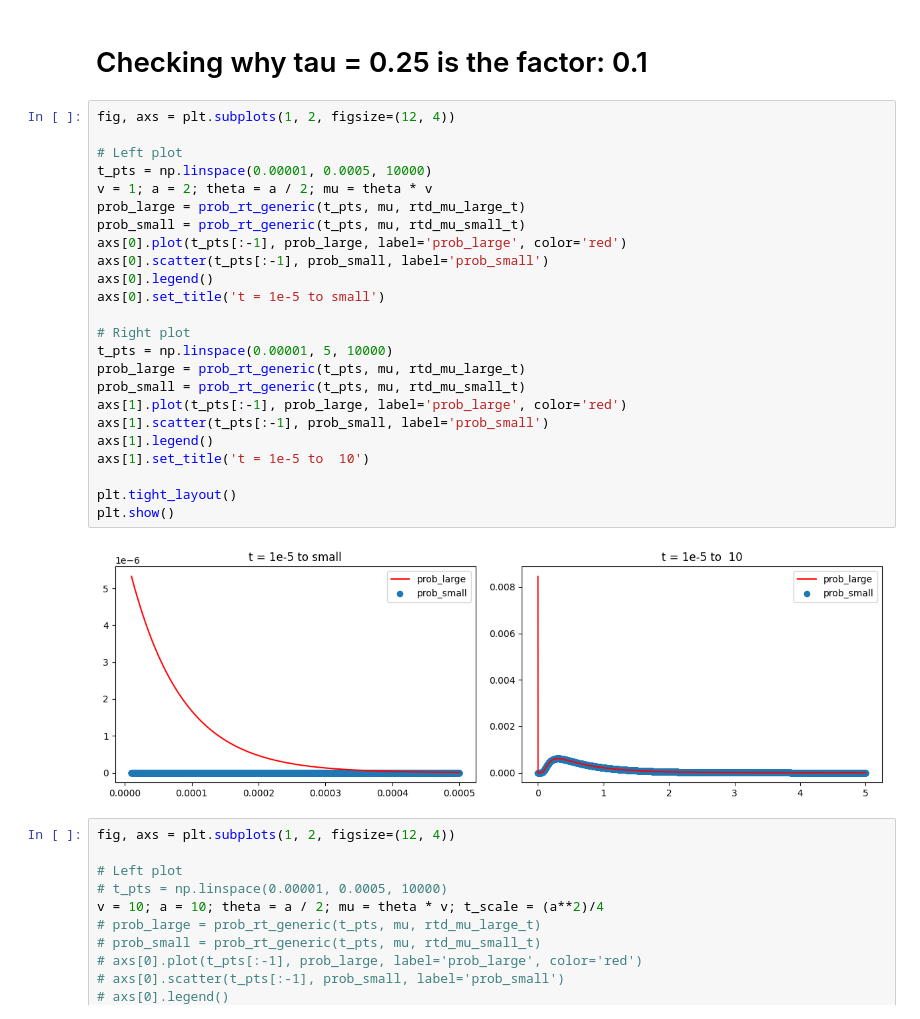
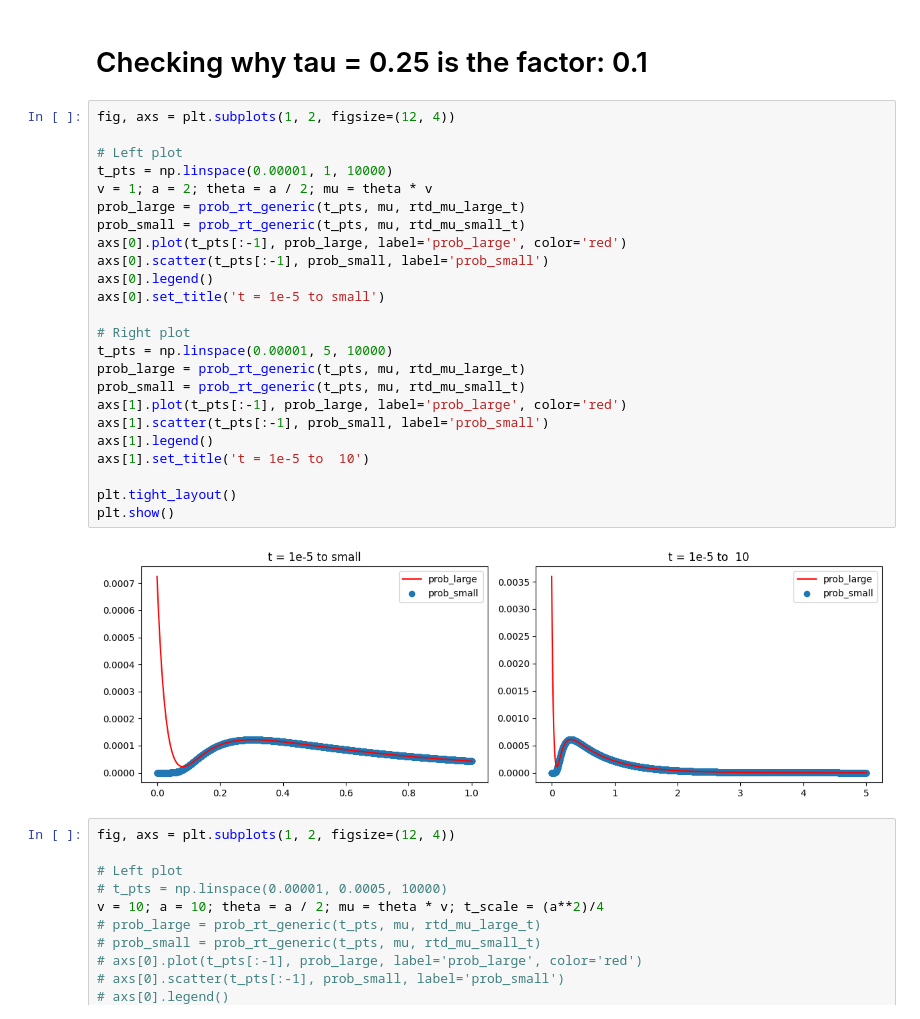
Before and after one commit to rakaar/ai_stats_notes, a Jupyter notebook: neural/ddm_ex21.ipynb, the cells around one changed output. Cells and saved outputs as stored; diff of their text form.

```diff
--- a/neural/ddm_ex21.ipynb
+++ b/neural/ddm_ex21.ipynb
@@ -15,29 +15,29 @@ bound_arr = np.array([2,10]); velocity_arr = np.array([-4,-3,-2,-1,0,1,2,3,4])
 # %%
 fig, axs = plt.subplots(1, 2, figsize=(12, 4))
 
 # Left plot
-t_pts = np.linspace(0.00001, 0.0005, 10000)
+t_pts = np.linspace(0.00001, 1, 10000)
 v = 1; a = 2; theta = a / 2; mu = theta * v
 prob_large = prob_rt_generic(t_pts, mu, rtd_mu_large_t)
 prob_small = prob_rt_generic(t_pts, mu, rtd_mu_small_t)
 axs[0].plot(t_pts[:-1], prob_large, label='prob_large', color='red')
 axs[0].scatter(t_pts[:-1], prob_small, label='prob_small')
 axs[0].legend()
 axs[0].set_title('t = 1e-5 to small')
 
 # Right plot
 t_pts = np.linspace(0.00001, 5, 10000)
 prob_large = prob_rt_generic(t_pts, mu, rtd_mu_large_t)
 prob_small = prob_rt_generic(t_pts, mu, rtd_mu_small_t)
 axs[1].plot(t_pts[:-1], prob_large, label='prob_large', color='red')
 axs[1].scatter(t_pts[:-1], prob_small, label='prob_small')
 axs[1].legend()
 axs[1].set_title('t = 1e-5 to  10')
 
 plt.tight_layout()
 plt.show()
 # %% [output]
-[figure, old version]
+[figure, new version]
 # %%
 fig, axs = plt.subplots(1, 2, figsize=(12, 4))
 
```
Also changed, not shown: parts of 1 cell of this notebook, 2 other files.
